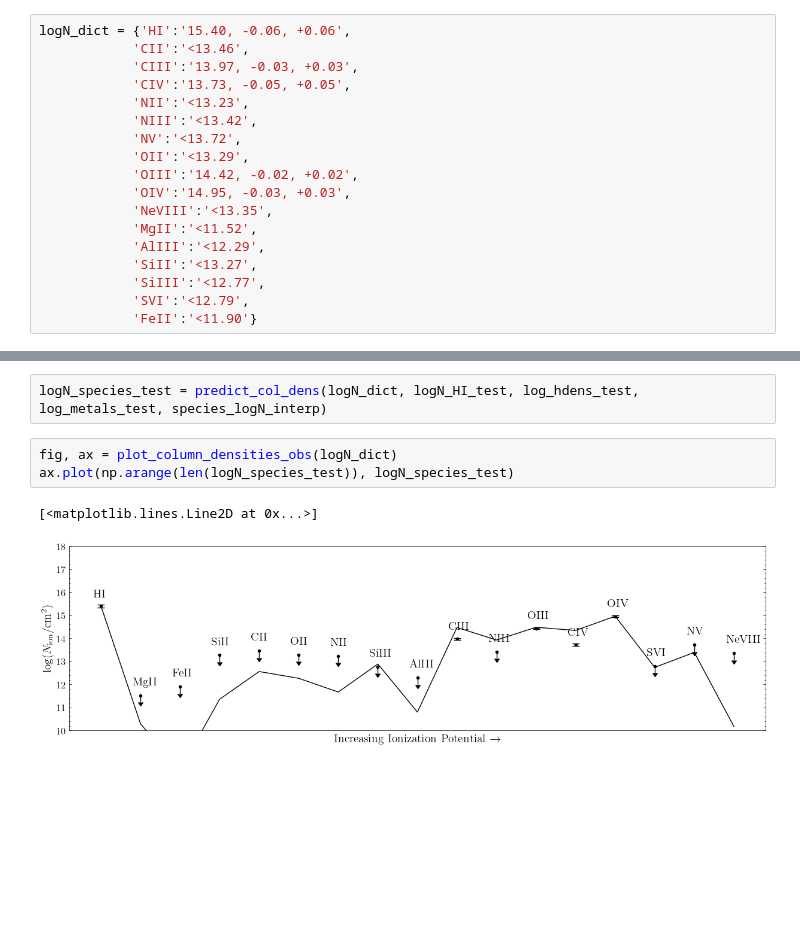
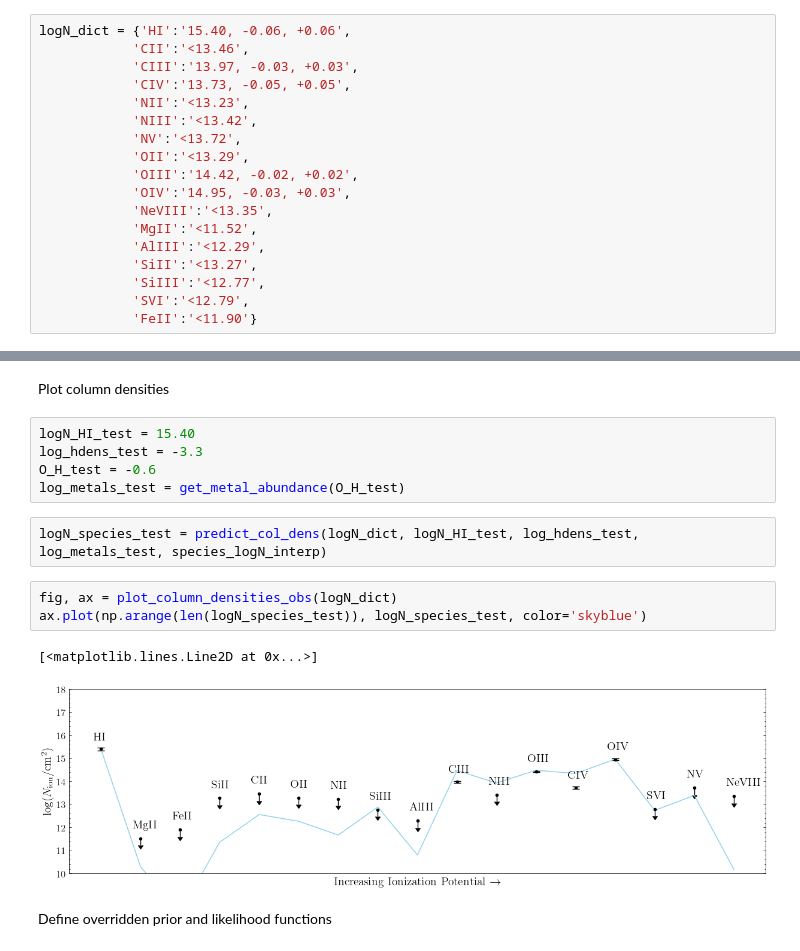
Before and after one commit to suyashk12/cgm_science, a Jupyter notebook: cloudy_fitting/z=0.67_cloudy_lib_test.ipynb, the cells around one changed output, grey strips where cells are left out. Drawn from its saved outputs; the diff is of its cells as text; blank space fills up the shorter version.

```diff
--- a/cloudy_fitting/z=0.67_cloudy_lib_test.ipynb
+++ b/cloudy_fitting/z=0.67_cloudy_lib_test.ipynb
@@ -94,8 +90,17 @@ log_metals_test = -0.6
-# %%
-logN_species_test = predict_col_dens(logN_dict, logN_HI_test, log_hdens_test, log_metals_test, species_logN_interp)
-# %%
-fig, ax = plot_column_densities_obs(logN_dict)
-ax.plot(np.arange(len(logN_species_test)), logN_species_test)
-# %% [output]
-[<matplotlib.lines.Line2D at 0x...>]
-[figure, removed]
+# %% [markdown]
+Plot column densities
+# %%
+logN_HI_test = 15.40
+log_hdens_test = -3.3
+O_H_test = -0.6
+log_metals_test = get_metal_abundance(O_H_test)
+# %%
+logN_species_test = predict_col_dens(logN_dict, logN_HI_test, log_hdens_test, log_metals_test, species_logN_interp)
+# %%
+fig, ax = plot_column_densities_obs(logN_dict)
+ax.plot(np.arange(len(logN_species_test)), logN_species_test, color='skyblue')
+# %% [output]
+[<matplotlib.lines.Line2D at 0x...>]
+[figure, added]
+# %% [markdown]
+Define overridden prior and likelihood functions
```
Also changed, not shown: parts of 19 cells of this notebook, 2 other files.
